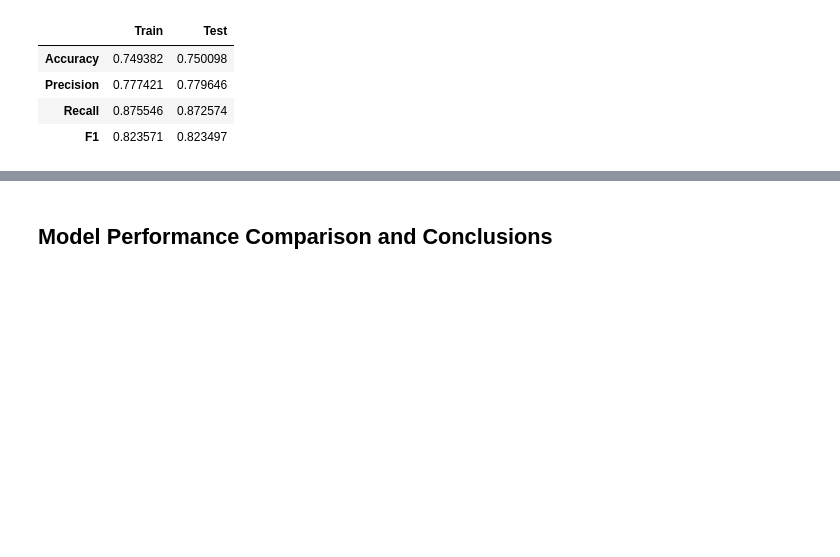
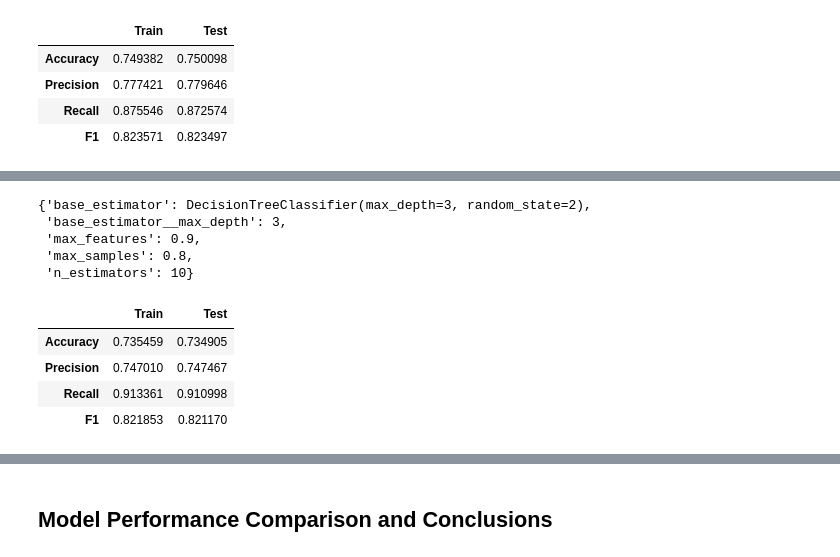
Before and after one commit to hhboorstein/ds_portfolio, a Jupyter notebook: DSBA_Ensemble.ipynb, the cells around one changed output, grey strips where cells are left out. Saved outputs shown, nothing was run; the diff lists cells and outputs as text; code cells hidden in the pictures; blank space fills up the shorter version.

```diff
--- a/DSBA_Ensemble.ipynb
+++ b/DSBA_Ensemble.ipynb
@@ -871,0 +974,16 @@ scores(go)
+# %%
+go.best_params_
+# %% [output]
+{'base_estimator': DecisionTreeClassifier(max_depth=3, random_state=2),
+ 'base_estimator__max_depth': 3,
+ 'max_features': 0.9,
+ 'max_samples': 0.8,
+ 'n_estimators': 10}
+# %%
+scores(go)
+# %% [output]
+|  | Train | Test |
+| Accuracy | 0.735459 | 0.734905 |
+| Precision | 0.747010 | 0.747467 |
+| Recall | 0.913361 | 0.910998 |
+| F1 | 0.821853 | 0.821170 |
```
Also changed, not shown: parts of 64 cells of this notebook.
